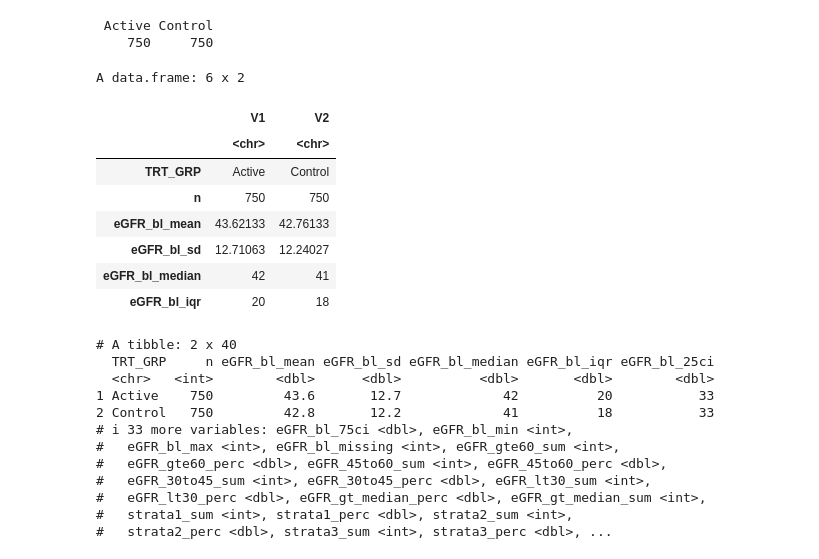
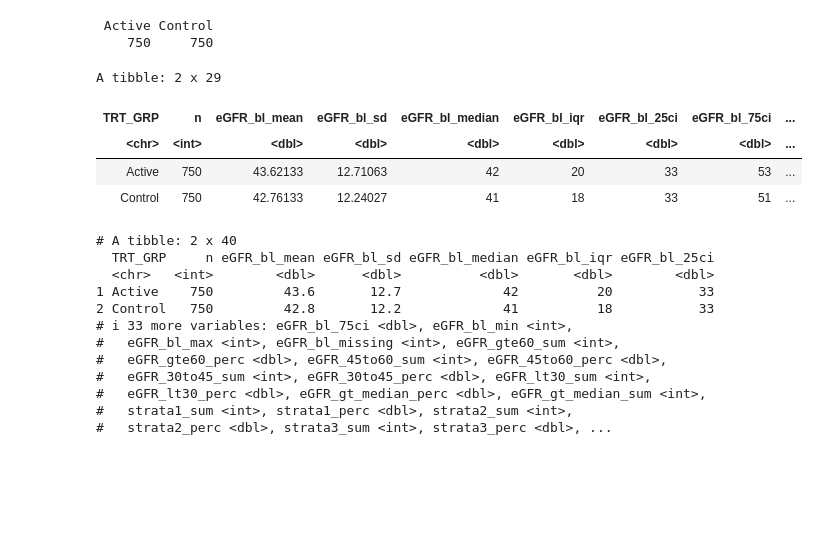
Before and after one commit to kevander/az_takehome, a Jupyter notebook: problem_1/problem_1.ipynb, the cells around one changed output. Saved outputs shown, nothing was run; the diff lists cells and outputs as text; code cells hidden in the pictures; blank space fills up the shorter version.

```diff
--- a/problem_1/problem_1.ipynb
+++ b/problem_1/problem_1.ipynb
@@ -92,41 +92,37 @@ summary_table = ADSL %>%
         eGFR_bl_min = min(EGFRBL, na.rm=TRUE),
         eGFR_bl_max = max(EGFRBL, na.rm=TRUE),
         eGFR_bl_missing = sum(is.na(EGFRBL)),
 
         # eGFR percentiles (Number/percentile of patients in each category)
         eGFR_gte60_sum = sum(eGFR_cat == '>=60 ml/min/1.73 m2'),
         eGFR_gte60_perc = mean(eGFR_cat == '>=60 ml/min/1.73 m2') * 100,
         eGFR_45to60_sum = sum(eGFR_cat == '45 to <60 ml/min/1.73 m2'),
         eGFR_45to60_perc = mean(eGFR_cat == '45 to <60 ml/min/1.73 m2') * 100,
         eGFR_30to45_sum = sum(eGFR_cat == '30 to <45 ml/min/1.73 m2'),
         eGFR_30to45_perc = mean(eGFR_cat == '30 to <45 ml/min/1.73 m2') * 100,
         eGFR_lt30_sum = sum(eGFR_cat == '<30 ml/min/1.73 m2'),
         eGFR_lt30_perc = mean(eGFR_cat == '<30 ml/min/1.73 m2') * 100,
         eGFR_gt_median_perc = mean(EGFRBL > median(ADSL$EGFRBL, na.rm = TRUE)) *100,
         eGFR_gt_median_sum = sum(EGFRBL > median(ADSL$EGFRBL, na.rm = TRUE)),
 
         # CKD Risk (Number/percentile of patients in each category)
         strata1_sum = sum(STRATAN == 1, na.rm=TRUE),
         strata1_perc = mean(STRATAN == 1, na.rm=TRUE) * 100,
         strata2_sum = sum(STRATAN == 2, na.rm=TRUE),
         strata2_perc = mean(STRATAN == 2, na.rm=TRUE) * 100,
         strata3_sum = sum(STRATAN == 3, na.rm=TRUE),
         strata3_perc = mean(STRATAN == 3, na.rm=TRUE) * 100,
         strata4_sum = sum(STRATAN == 4, na.rm=TRUE),
         strata4_perc = mean(STRATAN == 4, na.rm=TRUE) * 100,
     )
 # transpose the table for easier data mutations below
 summary_table_t = summary_table %>% t() %>% as.data.frame()
 
-head(summary_table_t)
+head(summary_table)
 # %% [output]
-A data.frame: 6 x 2
+A tibble: 2 x 29
-|  | V1 | V2 |
-|  | <chr> | <chr> |
-| TRT_GRP | Active | Control |
-| n | 750 | 750 |
-| eGFR_bl_mean | 43.62133 | 42.76133 |
-| eGFR_bl_sd | 12.71063 | 12.24027 |
-| eGFR_bl_median | 42 | 41 |
-| eGFR_bl_iqr | 20 | 18 |
+| TRT_GRP | n | eGFR_bl_mean | eGFR_bl_sd | eGFR_bl_median | eGFR_bl_iqr | eGFR_bl_25ci | eGFR_bl_75ci | ... |
+| <chr> | <int> | <dbl> | <dbl> | <dbl> | <dbl> | <dbl> | <dbl> | ... |
+| Active | 750 | 43.62133 | 12.71063 | 42 | 20 | 33 | 53 | ... |
+| Control | 750 | 42.76133 | 12.24027 | 41 | 18 | 33 | 51 | ... |
 # %%
```
Also changed, not shown: parts of 7 cells of this notebook, 6 other files.
